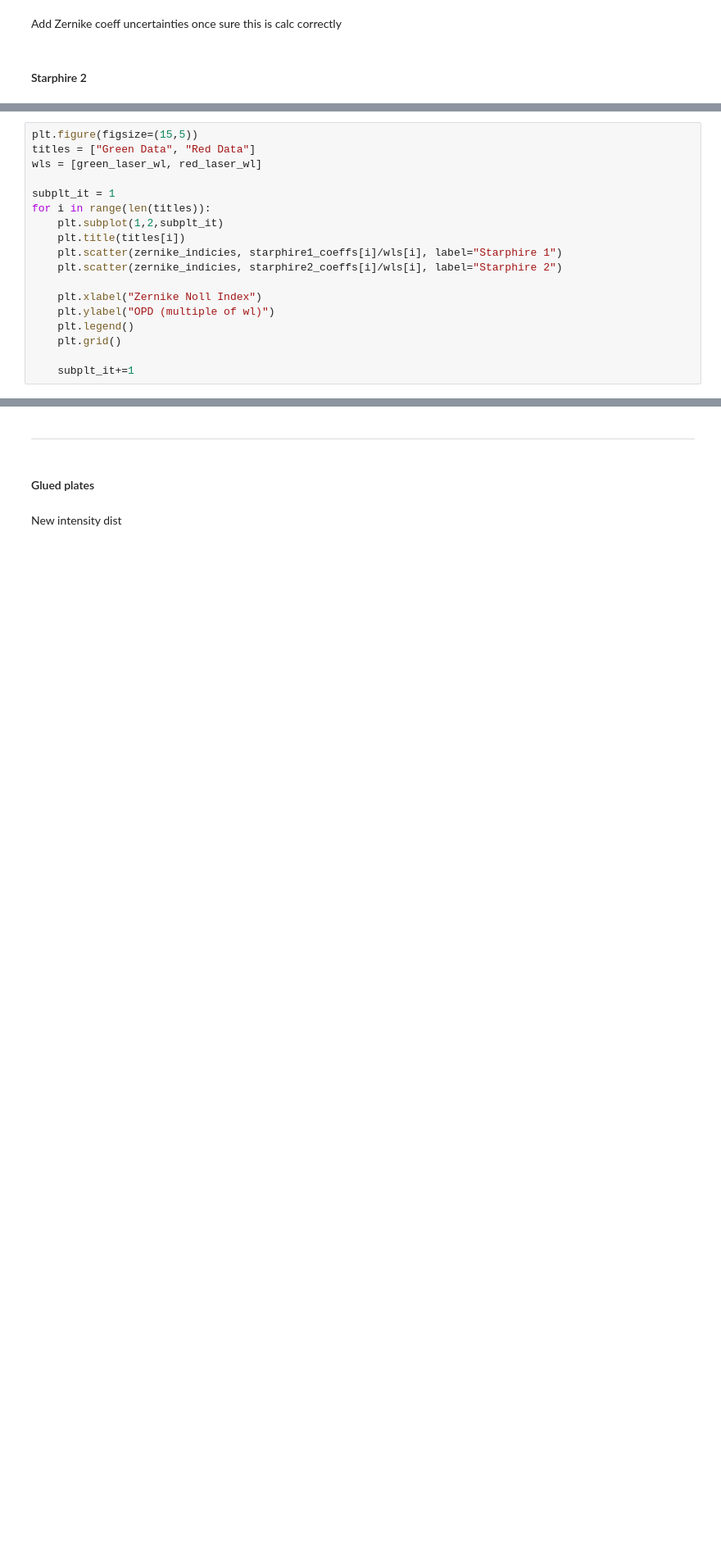
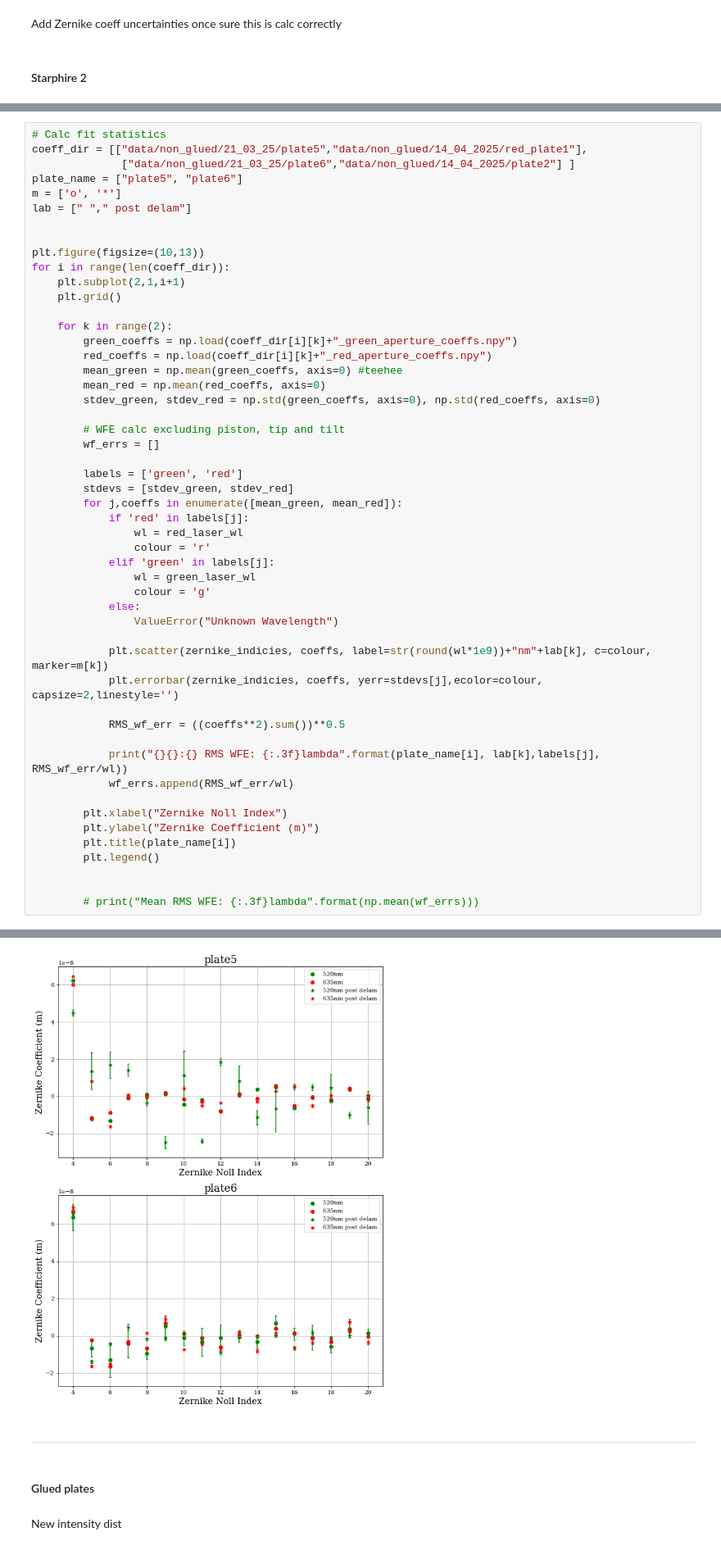
Before and after one commit to TolimanSpace/toliman_dp_design_testing, a Jupyter notebook: Gluing_Characterisation_4_25.ipynb, the cells around one changed output, grey strips where cells are left out. Shown at 82% size. Saved outputs shown, nothing was run; the diff lists cells and outputs as text; blank space fills up the shorter version.

```diff
--- a/Gluing_Characterisation_4_25.ipynb
+++ b/Gluing_Characterisation_4_25.ipynb
@@ -1037,18 +1034,0 @@ Comparing plates
-# %%
-plt.figure(figsize=(15,5))
-titles = ["Green Data", "Red Data"]
-wls = [green_laser_wl, red_laser_wl]
-
-subplt_it = 1
-for i in range(len(titles)):
-    plt.subplot(1,2,subplt_it)
-    plt.title(titles[i])
-    plt.scatter(zernike_indicies, starphire1_coeffs[i]/wls[i], label="Starphire 1")
-    plt.scatter(zernike_indicies, starphire2_coeffs[i]/wls[i], label="Starphire 2")
-
-    plt.xlabel("Zernike Noll Index")
-    plt.ylabel("OPD (multiple of wl)")
-    plt.legend()
-    plt.grid()
-
-    subplt_it+=1
@@ -1054,0 +1039,52 @@ for i in range(len(titles)):
+# %%
+# Calc fit statistics
+coeff_dir = [["data/non_glued/21_03_25/plate5","data/non_glued/14_04_2025/red_plate1"],
+              ["data/non_glued/21_03_25/plate6","data/non_glued/14_04_2025/plate2"] ]
+plate_name = ["plate5", "plate6"]
+m = ['o', '*']
+lab = [" "," post delam"]
+
+
+plt.figure(figsize=(10,13))
+for i in range(len(coeff_dir)):
+    plt.subplot(2,1,i+1)
+    plt.grid()
+
+    for k in range(2):
+        green_coeffs = np.load(coeff_dir[i][k]+"_green_aperture_coeffs.npy")
+        red_coeffs = np.load(coeff_dir[i][k]+"_red_aperture_coeffs.npy")
+        mean_green = np.mean(green_coeffs, axis=0) #teehee
+        mean_red = np.mean(red_coeffs, axis=0)
+        stdev_green, stdev_red = np.std(green_coeffs, axis=0), np.std(red_coeffs, axis=0)
+
+        # WFE calc excluding piston, tip and tilt
+        wf_errs = []
+
+        labels = ['green', 'red']
+        stdevs = [stdev_green, stdev_red]
+        for j,coeffs in enumerate([mean_green, mean_red]):
+            if 'red' in labels[j]:
+                wl = red_laser_wl
+                colour = 'r'
+            elif 'green' in labels[j]:
+                wl = green_laser_wl
+                colour = 'g'
+            else:
+                ValueError("Unknown Wavelength")
+
+            plt.scatter(zernike_indicies, coeffs, label=str(round(wl*1e9))+"nm"+lab[k], c=colour, marker=m[k])
+            plt.errorbar(zernike_indicies, coeffs, yerr=stdevs[j],ecolor=colour, capsize=2,linestyle='')
+
+            RMS_wf_err = ((coeffs**2).sum())**0.5
+
+            print("{}{}:{} RMS WFE: {:.3f}lambda".format(plate_name[i], lab[k],labels[j], RMS_wf_err/wl))
+            wf_errs.append(RMS_wf_err/wl)
+
+        plt.xlabel("Zernike Noll Index")
+        plt.ylabel("Zernike Coefficient (m)")
+        plt.title(plate_name[i])
+        plt.legend()
+
+
+        # print("Mean RMS WFE: {:.3f}lambda".format(np.mean(wf_errs)))
+# %% [output]
@@ -1055,3 +1099,4 @@ for i in range(len(titles)):
+[figure, added]
 # %% [markdown]
 ______________________________________________________________________________________________________________________________________________________________________________________________
 # %% [markdown]
```
Also changed, not shown: parts of 4 cells of this notebook, 1 other file.
